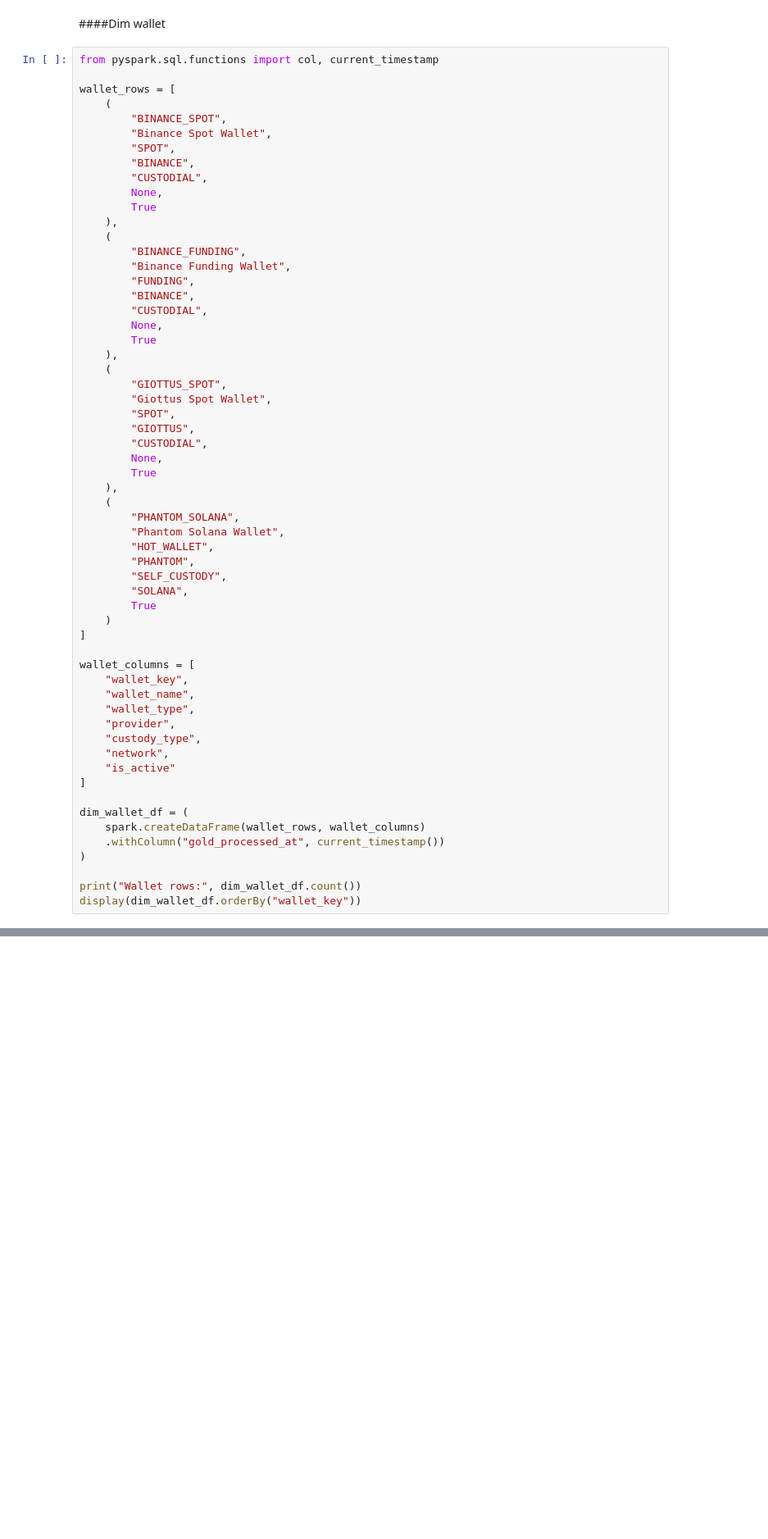
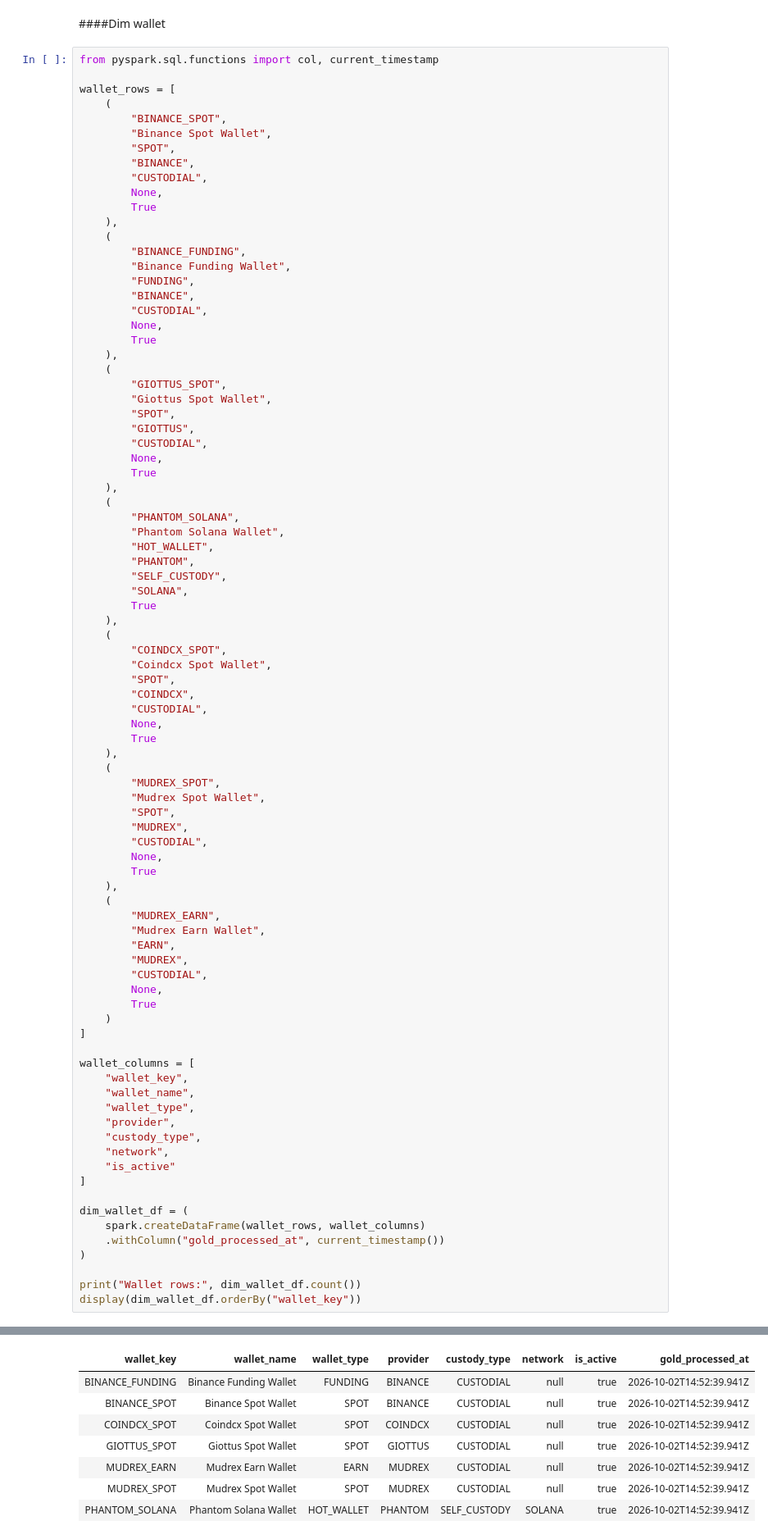
Before and after one commit to databygaurav/crypto-lakehouse-platform, a Jupyter notebook: databricks/03_gold/dimensions_gold.ipynb, the cells around one changed output, grey strips where cells are left out. Shown at 82% size. Cells and saved outputs as stored; diff of their text form; blank space fills up the shorter version.

Commit message:
Add CoinDCX and Mudrex lakehouse pipelines

```diff
--- a/databricks/03_gold/dimensions_gold.ipynb
+++ b/databricks/03_gold/dimensions_gold.ipynb
@@ -418,6 +664,33 @@ wallet_rows = [
         "SELF_CUSTODY",
         "SOLANA",
         True
+    ),
+    (
+        "COINDCX_SPOT",
+        "Coindcx Spot Wallet",
+        "SPOT",
+        "COINDCX",
+        "CUSTODIAL",
+        None,
+        True
+    ),
+    (
+        "MUDREX_SPOT",
+        "Mudrex Spot Wallet",
+        "SPOT",
+        "MUDREX",
+        "CUSTODIAL",
+        None,
+        True
+    ),
+    (
+        "MUDREX_EARN",
+        "Mudrex Earn Wallet",
+        "EARN",
+        "MUDREX",
+        "CUSTODIAL",
+        None,
+        True
     )
 ]
 
@@ -438,3 +711,4 @@ dim_wallet_df = (
 
 print("Wallet rows:", dim_wallet_df.count())
 display(dim_wallet_df.orderBy("wallet_key"))
+# %% [output]
@@ -441,3 +716,11 @@ display(dim_wallet_df.orderBy("wallet_key"))
+| wallet_key | wallet_name | wallet_type | provider | custody_type | network | is_active | gold_processed_at |
+| BINANCE_FUNDING | Binance Funding Wallet | FUNDING | BINANCE | CUSTODIAL | null | true | 2026-10-02T14:52:39.941Z |
+| BINANCE_SPOT | Binance Spot Wallet | SPOT | BINANCE | CUSTODIAL | null | true | 2026-10-02T14:52:39.941Z |
+| COINDCX_SPOT | Coindcx Spot Wallet | SPOT | COINDCX | CUSTODIAL | null | true | 2026-10-02T14:52:39.941Z |
+| GIOTTUS_SPOT | Giottus Spot Wallet | SPOT | GIOTTUS | CUSTODIAL | null | true | 2026-10-02T14:52:39.941Z |
+| MUDREX_EARN | Mudrex Earn Wallet | EARN | MUDREX | CUSTODIAL | null | true | 2026-10-02T14:52:39.941Z |
+| MUDREX_SPOT | Mudrex Spot Wallet | SPOT | MUDREX | CUSTODIAL | null | true | 2026-10-02T14:52:39.941Z |
+| PHANTOM_SOLANA | Phantom Solana Wallet | HOT_WALLET | PHANTOM | SELF_CUSTODY | SOLANA | true | 2026-10-02T14:52:39.941Z |
 # %%
 (
     dim_wallet_df
```
Also changed, not shown: parts of 10 cells of this notebook, 18 other files.
